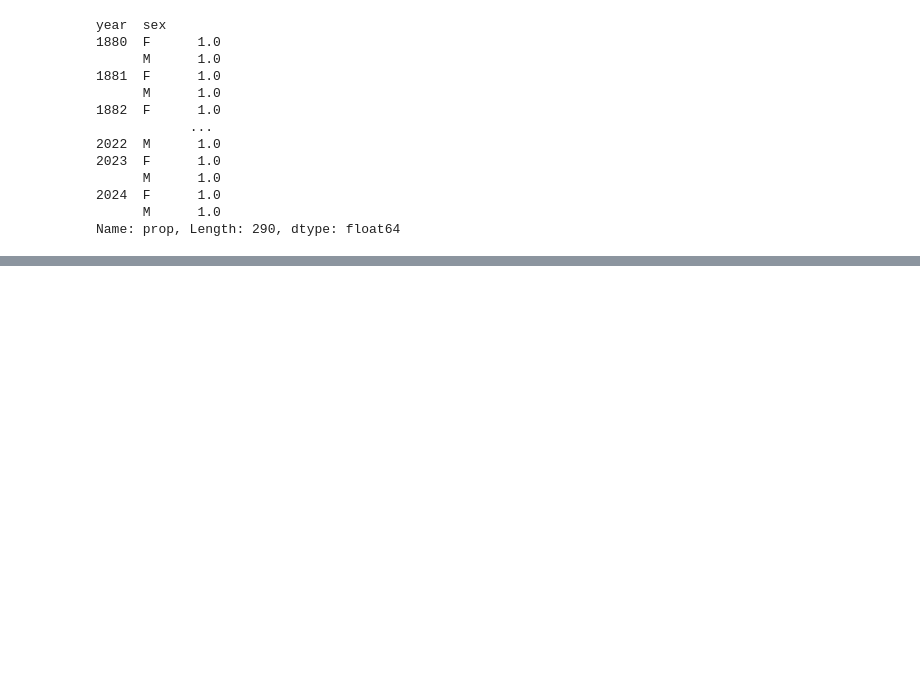
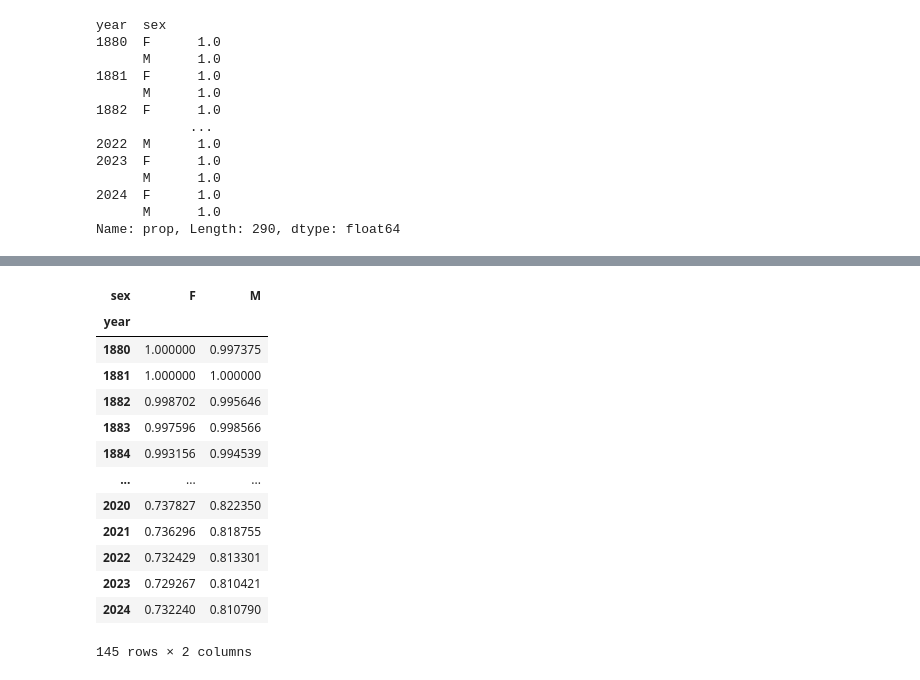
Before and after one commit to uzzinni/soldesk-learning, a Jupyter notebook: jupyter/Untitled34.ipynb, the cells around one changed output, grey strips where cells are left out. Drawn from its saved outputs; the diff is of its cells as text; code cells hidden in the pictures; blank space fills up the shorter version.

```diff
--- a/jupyter/Untitled34.ipynb
+++ b/jupyter/Untitled34.ipynb
@@ -85,0 +101,19 @@ top1000.head()
+# %%
+names
+table = top1000.pivot_table('prop', index='year', columns='sex', aggfunc=sum)
+table
+# %% [output]
+| sex | F | M |
+| year |  |  |
+| 1880 | 1.000000 | 0.997375 |
+| 1881 | 1.000000 | 1.000000 |
+| 1882 | 0.998702 | 0.995646 |
+| 1883 | 0.997596 | 0.998566 |
+| 1884 | 0.993156 | 0.994539 |
+| ... | ... | ... |
+| 2020 | 0.737827 | 0.822350 |
+| 2021 | 0.736296 | 0.818755 |
+| 2022 | 0.732429 | 0.813301 |
+| 2023 | 0.729267 | 0.810421 |
+| 2024 | 0.732240 | 0.810790 |
+145 rows × 2 columns
```
Also changed, not shown: parts of 5 cells of this notebook, 3 other files.
